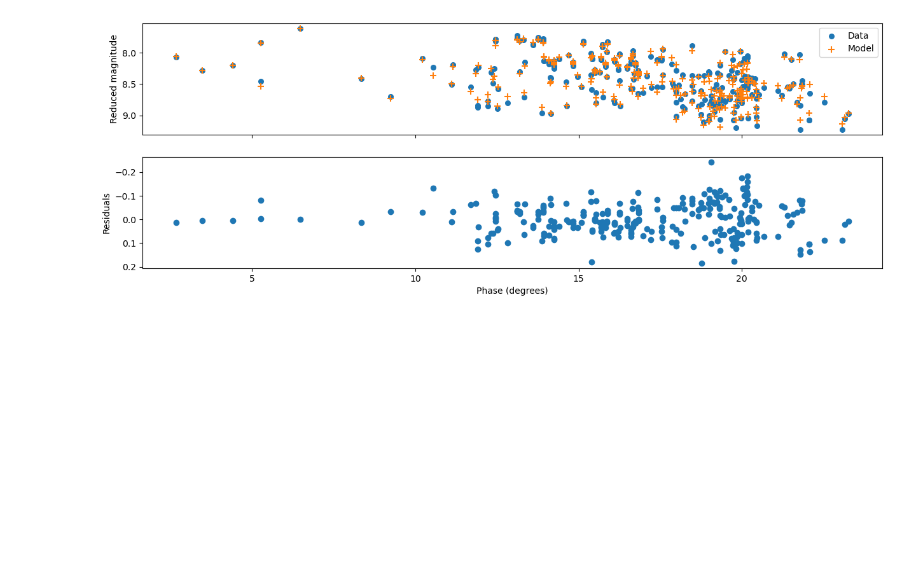
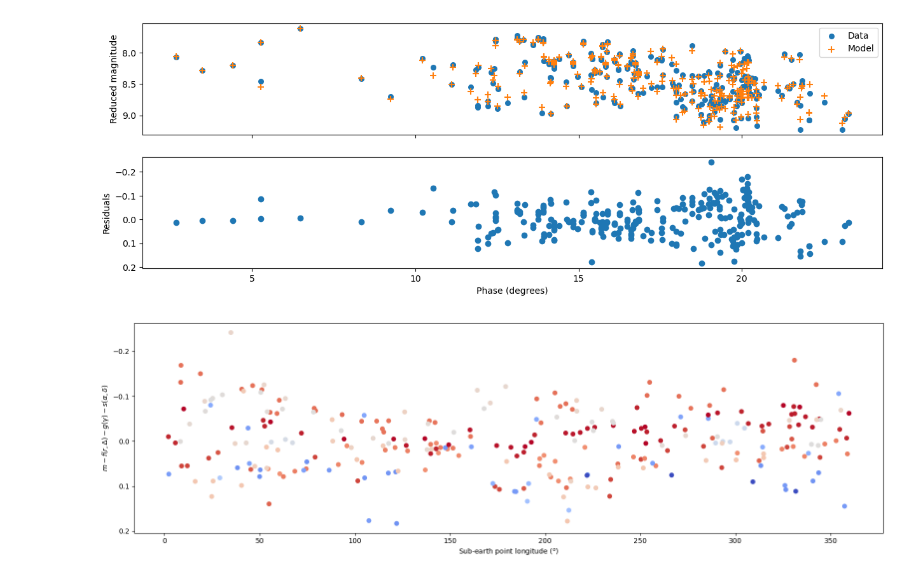
Before and after one commit to OdysseasXenos/punk, a Jupyter notebook: example.ipynb, the cells around one changed output. Cells and saved outputs as stored; diff of their text form; code cells hidden in the pictures; blank space fills up the shorter version.

```diff
--- a/example.ipynb
+++ b/example.ipynb
@@ -37,5 +39,5 @@ pc.epoch = pc.epoch_ltc # Light-time corrected epochs
 # %%
-p0, metadata = initialize(pc, weights=pc.mag_err, remap=True, metadata=True)
+p0, metadata = initialize(pc, weights=pc.mag_err, remap=True, metadata=False)
 pc.fit(models=["SOCCA"], p0=p0, weights=pc.mag_err, remap=True)
 # %%
 import rocks
@@ -86,3 +87,40 @@ for a in ax:
     a.invert_yaxis()
 # %% [output]
 [figure]
+# %%
+from phunk.equations import rotation_phase, subobserver_longitude, cos_aspect_angle
+import numpy as np
+
+W0 = np.radians(pc.SOCCA.W0)
+W1 = 2 * np.pi / pc.SOCCA.period
+t0 = 2459580.5
+
+
+rot_phase = rotation_phase(pc.epoch, W0, W1, t0)
+
+
+sep_long = subobserver_longitude(
+    np.radians(pc.ra),
+    np.radians(pc.dec),
+    np.radians(pc.SOCCA.alpha),
+    np.radians(pc.SOCCA.delta),
+    rot_phase,
+) % (2 * np.pi)
+
+
+aspect = cos_aspect_angle(np.radians(pc.ra),
+        np.radians(pc.dec),
+        np.radians(pc.SOCCA.alpha),
+        np.radians(pc.SOCCA.delta))
+# %%
+fig, ax = plt.subplots(figsize=(16, 5), sharex=True, sharey=True)
+
+ax.scatter(np.degrees(sep_long), pc.mag - model_SOCCA, c=aspect, cmap="coolwarm")
+
+ax.set_ylabel(r"$m - f(r, \Delta) - g(\gamma) - s(\alpha, \delta)$")
+
+ax.invert_yaxis()
+ax.set_xlabel("Sub-earth point longitude ($^o$)")
+fig.tight_layout()
+# %% [output]
+[figure, added]
```
Also changed, not shown: parts of 4 cells of this notebook, 1 other file.
